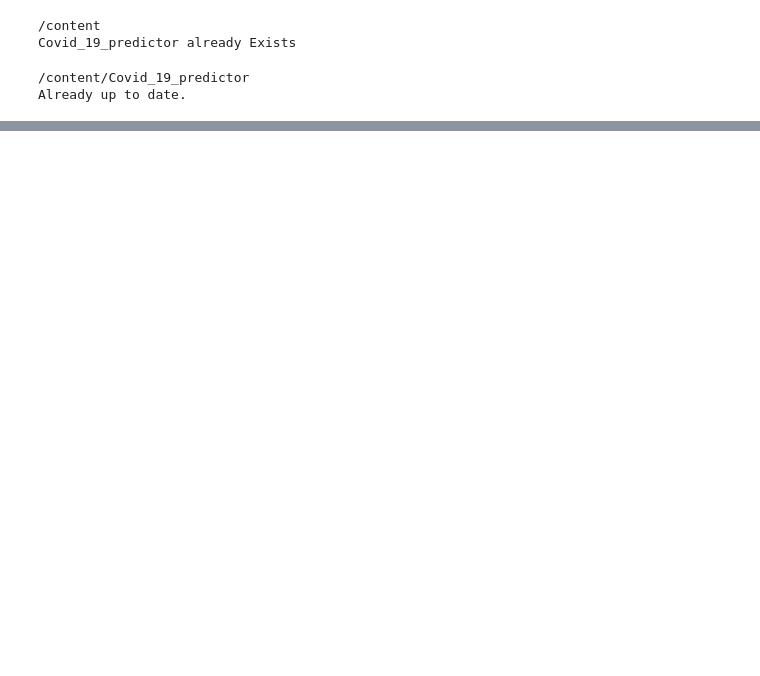
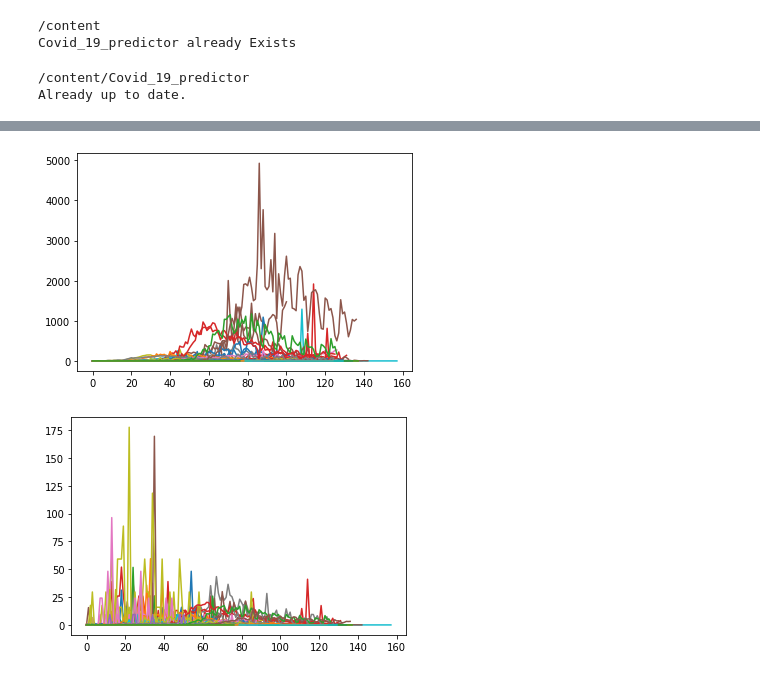
Before and after one commit to kartika-nair/Benchmarking_Of_NODE, a Jupyter notebook: Visualisation.ipynb, the cells around one changed output, grey strips where cells are left out. Drawn from its saved outputs; the diff is of its cells as text; code cells hidden in the pictures; blank space fills up the shorter version.

```diff
--- a/Visualisation.ipynb
+++ b/Visualisation.ipynb
@@ -62,0 +36,20 @@ for country in countries:
+# %%
+grouped=df.groupby('countriesAndTerritories')
+countries=sorted(list(set(df.countriesAndTerritories.unique())))
+countries
+country_population = {}
+for country in countries:
+  country_population[country]=set(grouped.get_group(country)['popData2018'])
+countries_to_remove = ["Cases_on_an_international_conveyance_Japan", "Holy_See"]
+for country in countries:
+  if len(country_population[country])>1 :
+    countries_to_remove.append(country)
+for country in countries_to_remove:
+  del country_population[country]
+  countries.remove(country)
+
+country_population = {}
+for country in countries:
+  country_population[country]=list(grouped.get_group(country)['popData2018'])[0]
+for country in countries:
+    print("{0:45s}".format(country), country_population[country])
@@ -62,0 +111,16 @@ for country in countries:
+# %%
+for country in countries:
+  graph=plt.plot(country_wise_deaths[country])
+  # plt.legend(countries,loc='lower left')
+plt.show()
+
+for country in countries:
+  normalised_country_wise_deaths[country] = deepcopy(country_wise_deaths[country])
+  for index in range(len((country_wise_deaths[country]))):
+    normalised_country_wise_deaths[country][index] = normalised_country_wise_deaths[country][index] * 1_000_000 / country_population[country]
+  graph=plt.plot(normalised_country_wise_deaths[country])
+  # plt.legend(countries,loc='lower left')
+plt.show()
+# %% [output]
+[figure, added]
+[figure, added]
```
Also changed, not shown: parts of 15 cells of this notebook.
